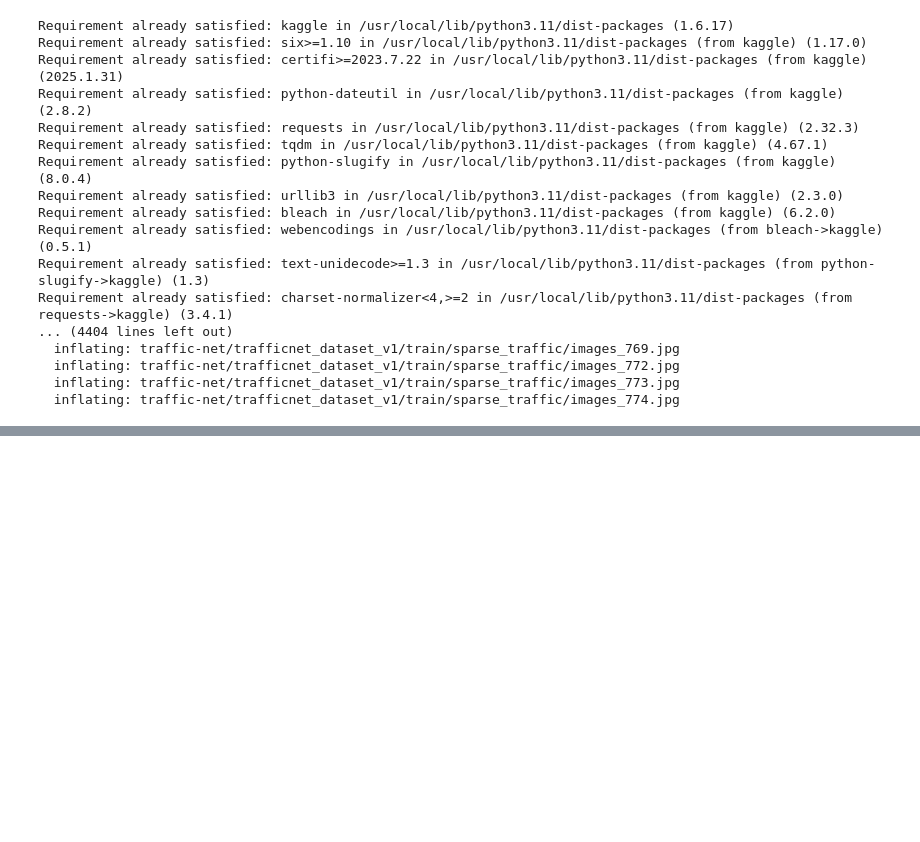
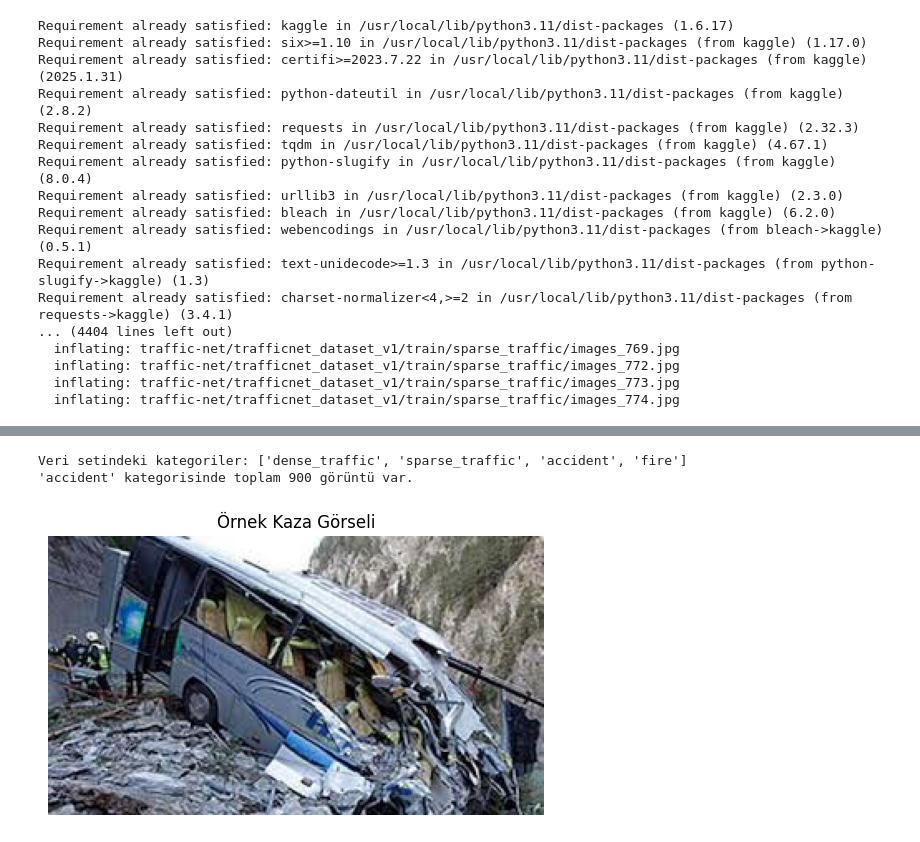
Before and after one commit to snmkrhn/Kuantum-Destekli-Drone-ile-Trafik-Kazas-Analizi-ve-Acil-M-dahale, a Jupyter notebook: kaza_analizi.ipynb, the cells around one changed output, grey strips where cells are left out. Drawn from its saved outputs; the diff is of its cells as text; code cells hidden in the pictures; blank space fills up the shorter version.

```diff
--- a/kaza_analizi.ipynb
+++ b/kaza_analizi.ipynb
@@ -61,0 +130,36 @@ FileNotFoundError: [Errno 2] No such file or directory: 'traffic-net/Traffic-Net
+# %%
+import os
+
+# Doğru veri seti yolu
+dataset_path = "/content/traffic-net/trafficnet_dataset_v1/train"
+
+# Alt klasörleri listeleyelim
+categories = os.listdir(dataset_path)
+print("Veri setindeki kategoriler:", categories)
+
+# Örnek bir kategori seçelim (örneğin 'accident')
+accident_path = os.path.join(dataset_path, "accident")
+
+# O klasördeki tüm görselleri listeleyelim
+image_files = [f for f in os.listdir(accident_path) if f.endswith(".jpg")]
+
+# Kaç tane görsel olduğunu görelim
+print(f"'accident' kategorisinde toplam {len(image_files)} görüntü var.")
+# %% [output]
+Veri setindeki kategoriler: ['dense_traffic', 'sparse_traffic', 'accident', 'fire']
+'accident' kategorisinde toplam 900 görüntü var.
+# %%
+import cv2
+import matplotlib.pyplot as plt
+
+# İlk görseli oku ve göster
+sample_image_path = os.path.join(accident_path, image_files[0])
+sample_image = cv2.imread(sample_image_path)
+sample_image = cv2.cvtColor(sample_image, cv2.COLOR_BGR2RGB)
+
+plt.imshow(sample_image)
+plt.axis("off")
+plt.title("Örnek Kaza Görseli")
+plt.show()
+# %% [output]
+[figure, added]
```
Also changed, not shown: parts of 13 cells of this notebook.
